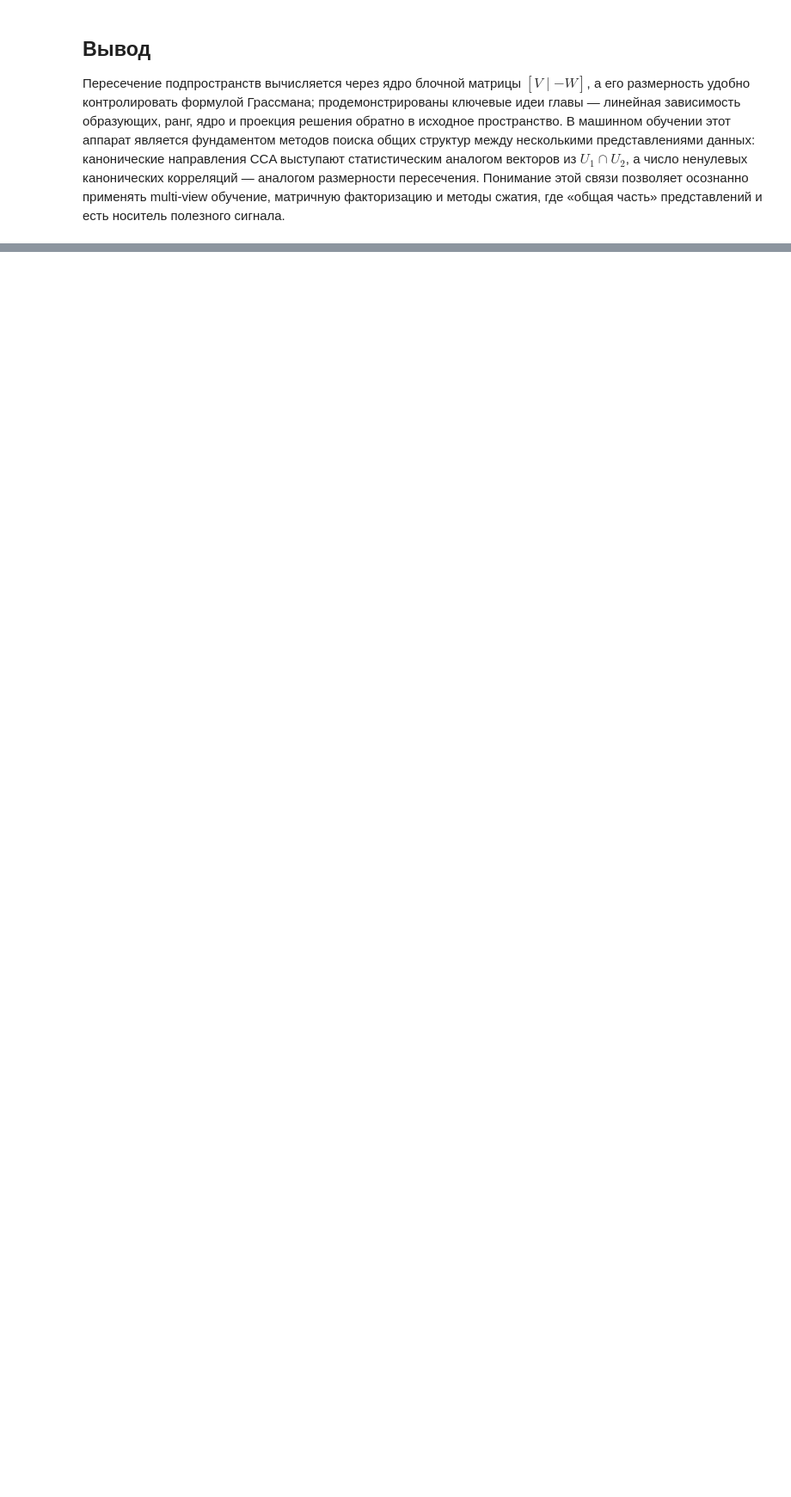
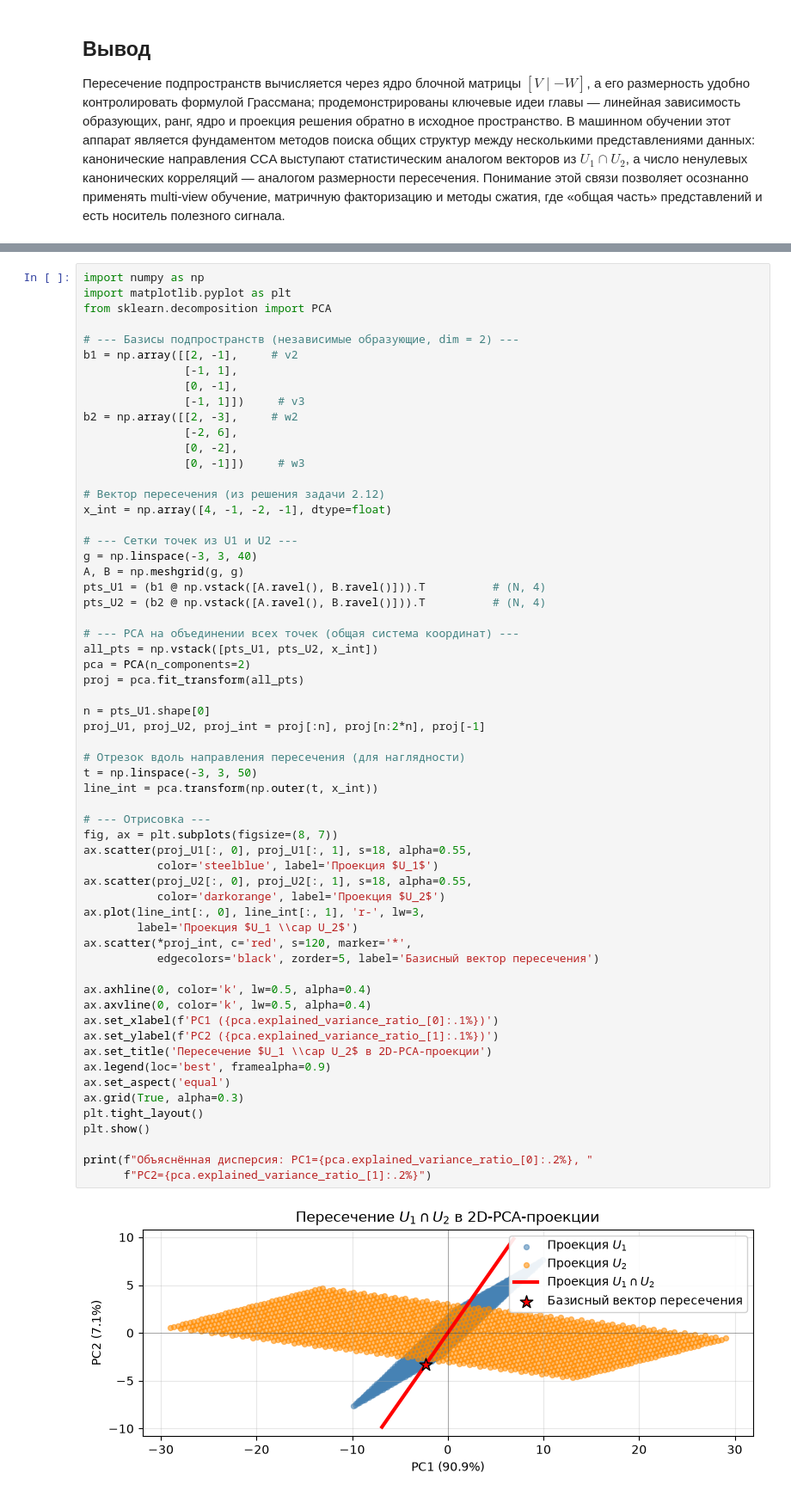
Before and after one commit to EvgenyManyak/mml-companion-notes, a Jupyter notebook: notebooks/12_subspace_intersection_and_cca.ipynb, the cells around one changed output, grey strips where cells are left out. Shown at 86% size. Cells and saved outputs as stored; diff of their text form; blank space fills up the shorter version.

```diff
--- a/notebooks/12_subspace_intersection_and_cca.ipynb
+++ b/notebooks/12_subspace_intersection_and_cca.ipynb
@@ -144,0 +154,62 @@ print("Канонические корреляции:", np.round(canon_corr, 3))
+# %%
+import numpy as np
+import matplotlib.pyplot as plt
+from sklearn.decomposition import PCA
+
+# --- Базисы подпространств (независимые образующие, dim = 2) ---
+b1 = np.array([[2, -1],     # v2
+               [-1, 1],
+               [0, -1],
+               [-1, 1]])     # v3
+b2 = np.array([[2, -3],     # w2
+               [-2, 6],
+               [0, -2],
+               [0, -1]])     # w3
+
+# Вектор пересечения (из решения задачи 2.12)
+x_int = np.array([4, -1, -2, -1], dtype=float)
+
+# --- Сетки точек из U1 и U2 ---
+g = np.linspace(-3, 3, 40)
+A, B = np.meshgrid(g, g)
+pts_U1 = (b1 @ np.vstack([A.ravel(), B.ravel()])).T          # (N, 4)
+pts_U2 = (b2 @ np.vstack([A.ravel(), B.ravel()])).T          # (N, 4)
+
+# --- PCA на объединении всех точек (общая система координат) ---
+all_pts = np.vstack([pts_U1, pts_U2, x_int])
+pca = PCA(n_components=2)
+proj = pca.fit_transform(all_pts)
+
+n = pts_U1.shape[0]
+proj_U1, proj_U2, proj_int = proj[:n], proj[n:2*n], proj[-1]
+
+# Отрезок вдоль направления пересечения (для наглядности)
+t = np.linspace(-3, 3, 50)
+line_int = pca.transform(np.outer(t, x_int))
+
+# --- Отрисовка ---
+fig, ax = plt.subplots(figsize=(8, 7))
+ax.scatter(proj_U1[:, 0], proj_U1[:, 1], s=18, alpha=0.55,
+           color='steelblue', label='Проекция $U_1$')
+ax.scatter(proj_U2[:, 0], proj_U2[:, 1], s=18, alpha=0.55,
+           color='darkorange', label='Проекция $U_2$')
+ax.plot(line_int[:, 0], line_int[:, 1], 'r-', lw=3,
+        label='Проекция $U_1 \\cap U_2$')
+ax.scatter(*proj_int, c='red', s=120, marker='*',
+           edgecolors='black', zorder=5, label='Базисный вектор пересечения')
+
+ax.axhline(0, color='k', lw=0.5, alpha=0.4)
+ax.axvline(0, color='k', lw=0.5, alpha=0.4)
+ax.set_xlabel(f'PC1 ({pca.explained_variance_ratio_[0]:.1%})')
+ax.set_ylabel(f'PC2 ({pca.explained_variance_ratio_[1]:.1%})')
+ax.set_title('Пересечение $U_1 \\cap U_2$ в 2D-PCA-проекции')
+ax.legend(loc='best', framealpha=0.9)
+ax.set_aspect('equal')
+ax.grid(True, alpha=0.3)
+plt.tight_layout()
+plt.show()
+
+print(f"Объяснённая дисперсия: PC1={pca.explained_variance_ratio_[0]:.2%}, "
+      f"PC2={pca.explained_variance_ratio_[1]:.2%}")
+# %% [output]
+[figure, added]
```
Also changed, not shown: parts of 2 cells of this notebook.
